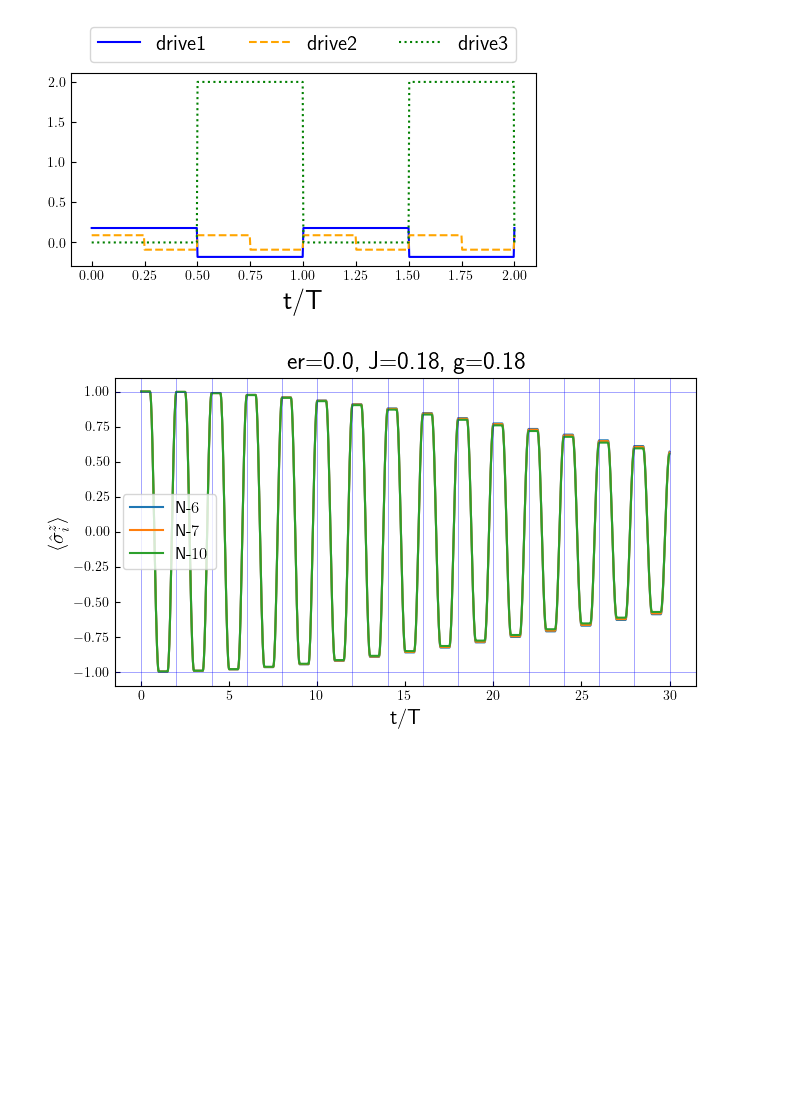
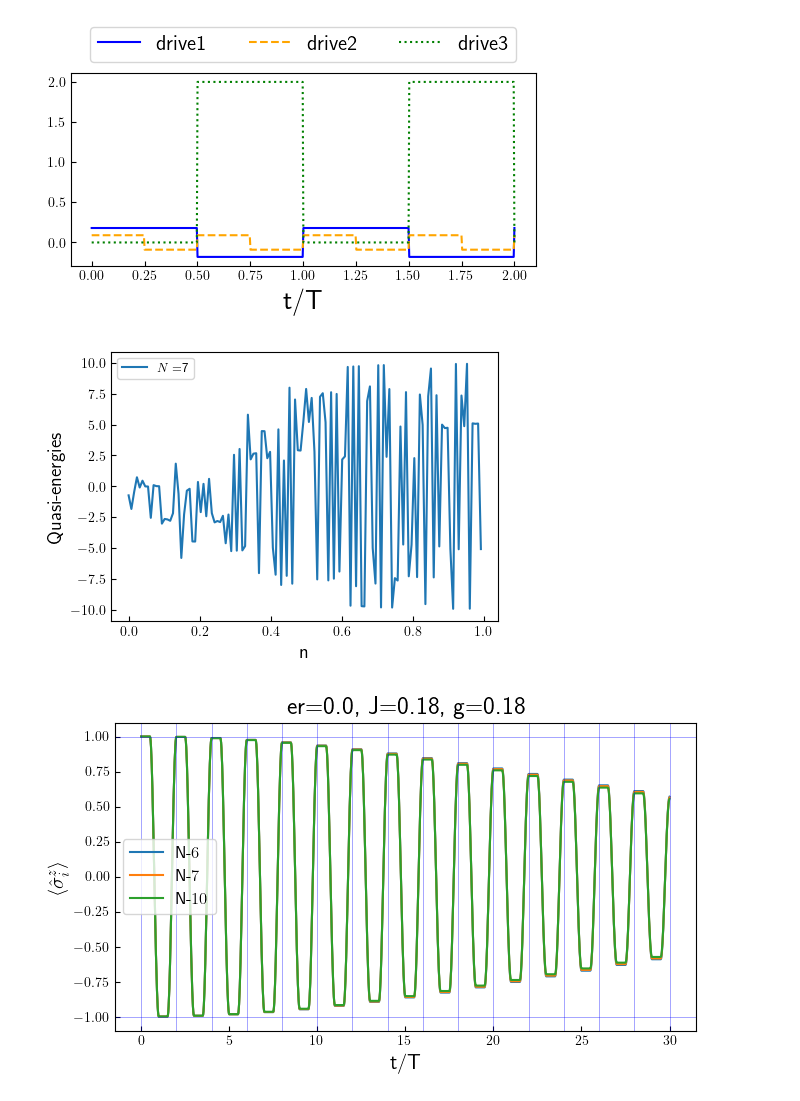
Before and after one commit to rahmahi/Impure_Flat-band, a Jupyter notebook: impure_fb_DTC.ipynb, the cells around one changed output. Cells and saved outputs as stored; diff of their text form; code cells hidden in the pictures; blank space fills up the shorter version.

```diff
--- a/impure_fb_DTC.ipynb
+++ b/impure_fb_DTC.ipynb
@@ -428,6 +428,65 @@ plt.legend(frameon = True,  fontsize =15, ncol =3, loc = 'center', bbox_to_ancho
 plt.show()
 # %% [output]
 [figure]
+# %%
+import matplotlib.pyplot as plt
+import traceback
+import numpy as np
+from qutip import *
+from scipy import signal
+import h5py
+from multiprocessing import Pool
+
+Ns = [7]
+omega = 20
+w = omega
+h = jn_zeros(0,1)[0] * w/4
+duty = 0.5
+
+lambda_s = w/(4*duty)
+J = 10
+g = J/2
+er = 0.0
+
+T = 2 * np.pi/omega
+time_period = 10
+times = np.linspace(0, time_period * T, time_period * 50 +1, endpoint = True)
+
+nprocs = len(Ns)
+p = Pool(processes = nprocs)
+opts = Options(nsteps=1e4, num_cpus=1, openmp_threads=1)
+
+params = [{'omega':omega,'er':er, 'lambda_s':w/(4*duty),'h':h,\
+            'times':times, 'N':N, 'duty':duty,'J':J, 'g':g} for N in Ns]
+
+data_floquet = p.map(floquet_return_position, params)
+
+#-------------------------------------------------------
+#       Now Plot the data
+#-------------------------------------------------------
+
+plt.rcParams.update({"figure.figsize": (5, 3.5), "text.usetex": True, "font.size": 14})
+
+T = 2 * np.pi/omega
+
+for i, N in enumerate(Ns):
+    plt.plot(np.linspace(0, len(data_floquet[i])-1, len(data_floquet[i]))/len(data_floquet[i]), data_floquet[i], label = r'$N=$'+str(N))
+
+plt.xlabel('n')
+plt.ylabel(r'Quasi-energies')
+plt.tick_params(axis='both', which='both', labelsize=10)
+plt.tick_params(which='both', direction='in')
+plt.legend(frameon = True,  fontsize =9, ncol = 2)
+#plt.xlim(1490, 1500)
+#plt.ylim(-0.1, 0.1)
+
+#plt.axhline(y = 1, color = 'black', lw = 0.5)
+#plt.axhline(y = -0.5, color = 'black', lw = 0.5)
+
+plt.savefig("impure_flatband_qe.pdf", bbox_inches = 'tight')
+plt.show()
+# %% [output]
+[figure, added]
 # %%
 import matplotlib.pyplot as plt
 import traceback
```
Also changed, not shown: 3 other files.
